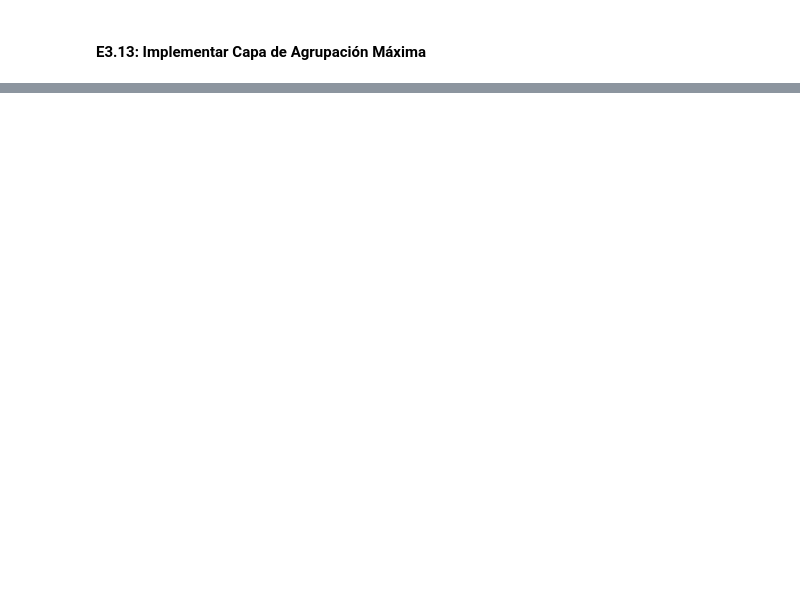
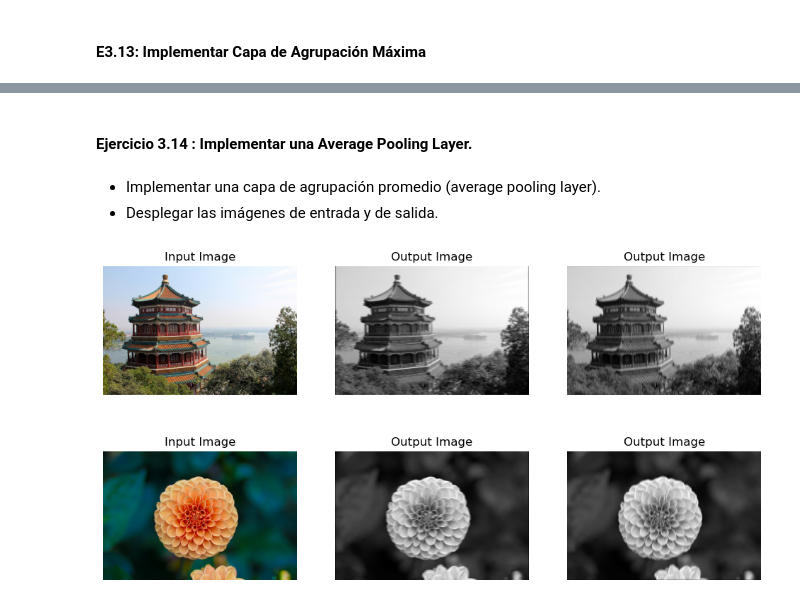
Before and after one commit to Daniels1610/DL008-Dagraz, a Jupyter notebook: E03.ipynb, the cells around one changed output, grey strips where cells are left out. Saved outputs shown, nothing was run; the diff lists cells and outputs as text; code cells hidden in the pictures; blank space fills up the shorter version.

```diff
--- a/E03.ipynb
+++ b/E03.ipynb
@@ -287,0 +359,25 @@ max_pool = keras.layers.MaxPool2D(pool_size=2)
+# %% [markdown]
+#### **Ejercicio 3.14** : Implementar una Average Pooling Layer.
+# %% [markdown]
+- Implementar una capa de agrupación promedio (average pooling layer).
+- Desplegar las imágenes de entrada y de salida.
+# %%
+avg_pool_2d = keras.layers.AveragePooling2D(pool_size=(2,2), strides=2, padding='valid')
+pooling_outputs = avg_pool_2d(outputs)
+
+fig, axs = plt.subplots(2, 3, figsize=(12, 12))
+
+for x, img in enumerate(images, start=0):
+    axs[x,0].imshow(img)
+    axs[x,0].set_title(f"Input Image")
+    axs[x,0].axis('off')
+
+for i in range(outputs.shape[0]):
+    for j in range(outputs.shape[-1]):
+        axs[i,j+1].imshow(pooling_outputs[i,:,:,j], cmap='gray')
+        axs[i,j+1].set_title("Output Image")
+        axs[i,j+1].axis('off')
+
+plt.subplots_adjust(top=0.4, bottom=0.0)
+# %% [output]
+[figure, added]
```
Also changed, not shown: parts of 33 cells of this notebook.
